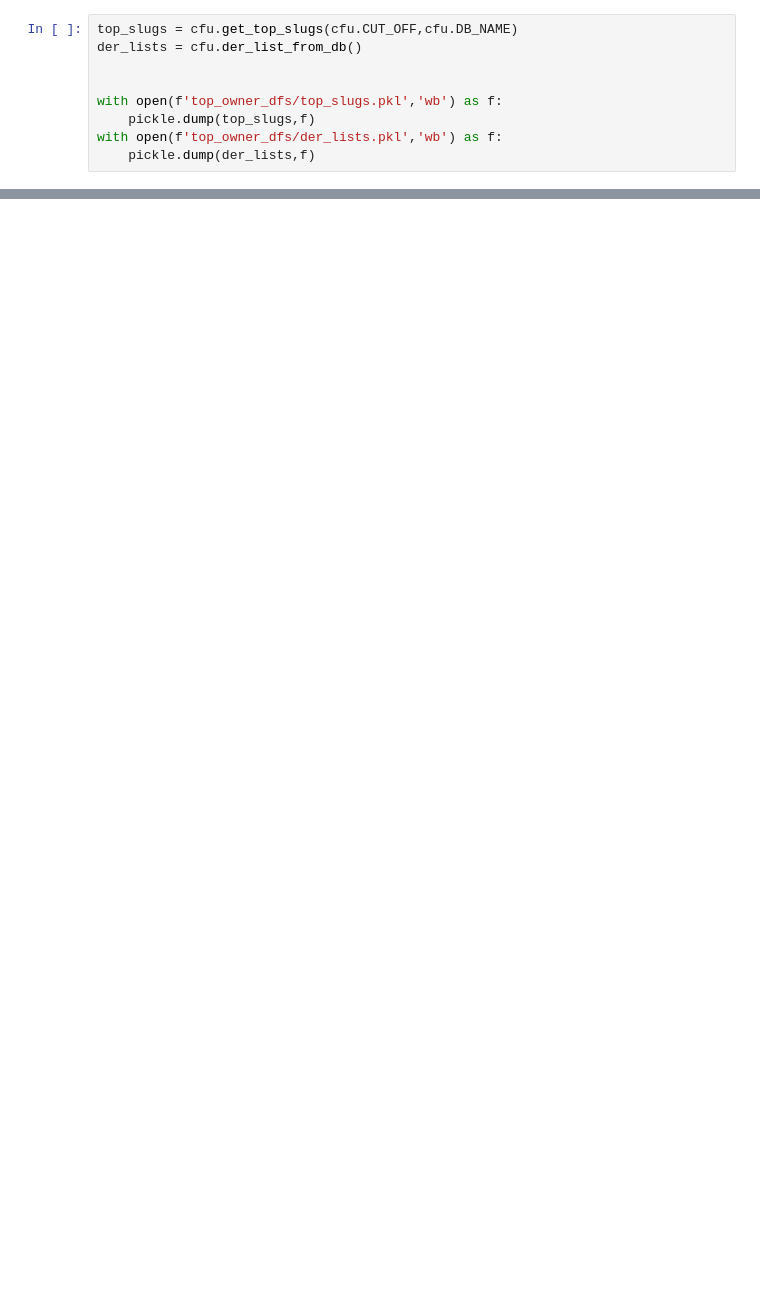
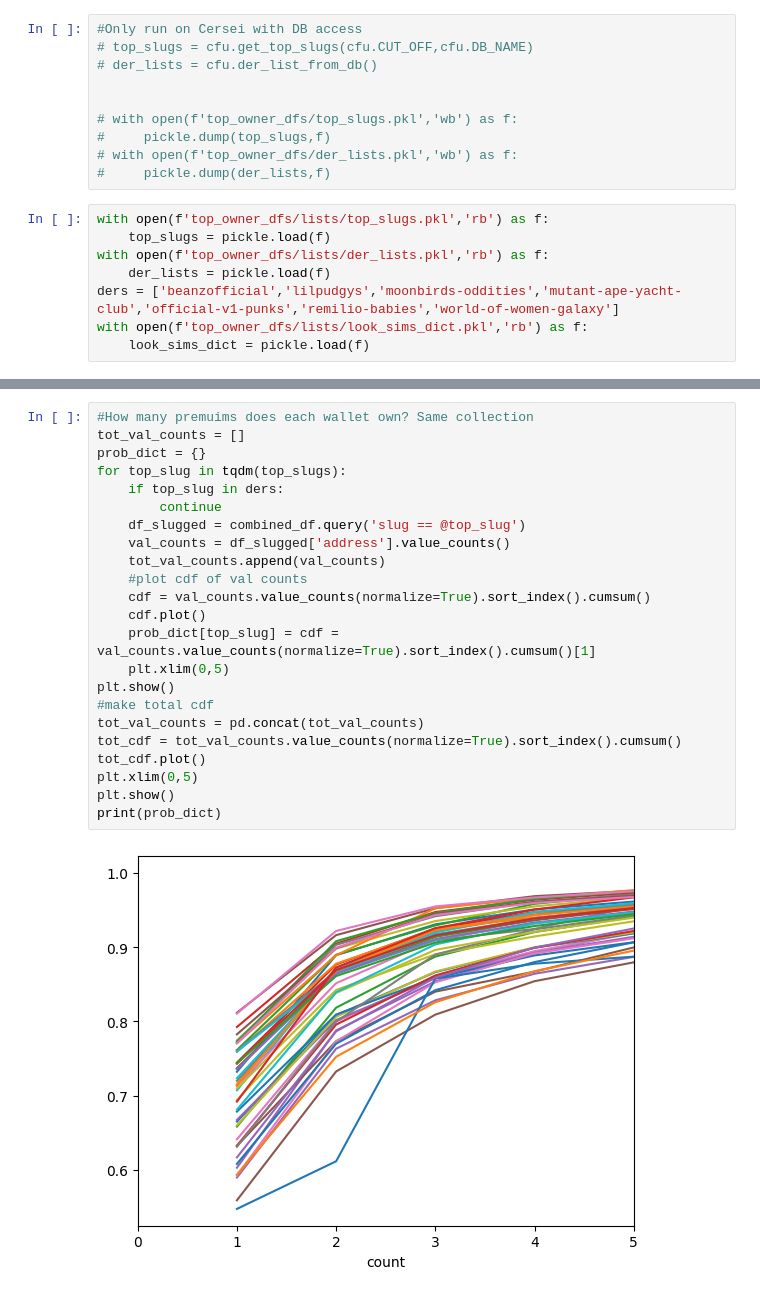
Before and after one commit to narunraman/nft_research, a Jupyter notebook: Dino/counterfeit_ownership.ipynb, the cells around one changed output, grey strips where cells are left out. Saved outputs shown, nothing was run; the diff lists cells and outputs as text; blank space fills up the shorter version.

Commit message:
Added non-db implementation of ownership results

```diff
--- a/Dino/counterfeit_ownership.ipynb
+++ b/Dino/counterfeit_ownership.ipynb
@@ -10,11 +12,20 @@ import pickle
 The autoreload extension is already loaded. To reload it, use:
   %reload_ext autoreload
 # %%
-top_slugs = cfu.get_top_slugs(cfu.CUT_OFF,cfu.DB_NAME)
-der_lists = cfu.der_list_from_db()
+#Only run on Cersei with DB access
+# top_slugs = cfu.get_top_slugs(cfu.CUT_OFF,cfu.DB_NAME)
+# der_lists = cfu.der_list_from_db()
 
 
-with open(f'top_owner_dfs/top_slugs.pkl','wb') as f:
-    pickle.dump(top_slugs,f)
-with open(f'top_owner_dfs/der_lists.pkl','wb') as f:
-    pickle.dump(der_lists,f)
+# with open(f'top_owner_dfs/top_slugs.pkl','wb') as f:
+#     pickle.dump(top_slugs,f)
+# with open(f'top_owner_dfs/der_lists.pkl','wb') as f:
+#     pickle.dump(der_lists,f)
+# %%
+with open(f'top_owner_dfs/lists/top_slugs.pkl','rb') as f:
+    top_slugs = pickle.load(f)
+with open(f'top_owner_dfs/lists/der_lists.pkl','rb') as f:
+    der_lists = pickle.load(f)
+ders = ['beanzofficial','lilpudgys','moonbirds-oddities','mutant-ape-yacht-club','official-v1-punks','remilio-babies','world-of-women-galaxy']
+with open(f'top_owner_dfs/lists/look_sims_dict.pkl','rb') as f:
+    look_sims_dict = pickle.load(f)
@@ -20,0 +63,25 @@ with open(f'top_owner_dfs/der_lists.pkl','wb') as f:
+# %%
+#How many premuims does each wallet own? Same collection
+tot_val_counts = []
+prob_dict = {}
+for top_slug in tqdm(top_slugs):
+    if top_slug in ders:
+        continue
+    df_slugged = combined_df.query('slug == @top_slug')
+    val_counts = df_slugged['address'].value_counts()
+    tot_val_counts.append(val_counts)
+    #plot cdf of val counts
+    cdf = val_counts.value_counts(normalize=True).sort_index().cumsum()
+    cdf.plot()
+    prob_dict[top_slug] = cdf = val_counts.value_counts(normalize=True).sort_index().cumsum()[1]
+    plt.xlim(0,5)
+plt.show()
+#make total cdf
+tot_val_counts = pd.concat(tot_val_counts)
+tot_cdf = tot_val_counts.value_counts(normalize=True).sort_index().cumsum()
+tot_cdf.plot()
+plt.xlim(0,5)
+plt.show()
+print(prob_dict)
+# %% [output]
+[figure, added]
```
Also changed, not shown: parts of 14 cells of this notebook, 1 other file.
